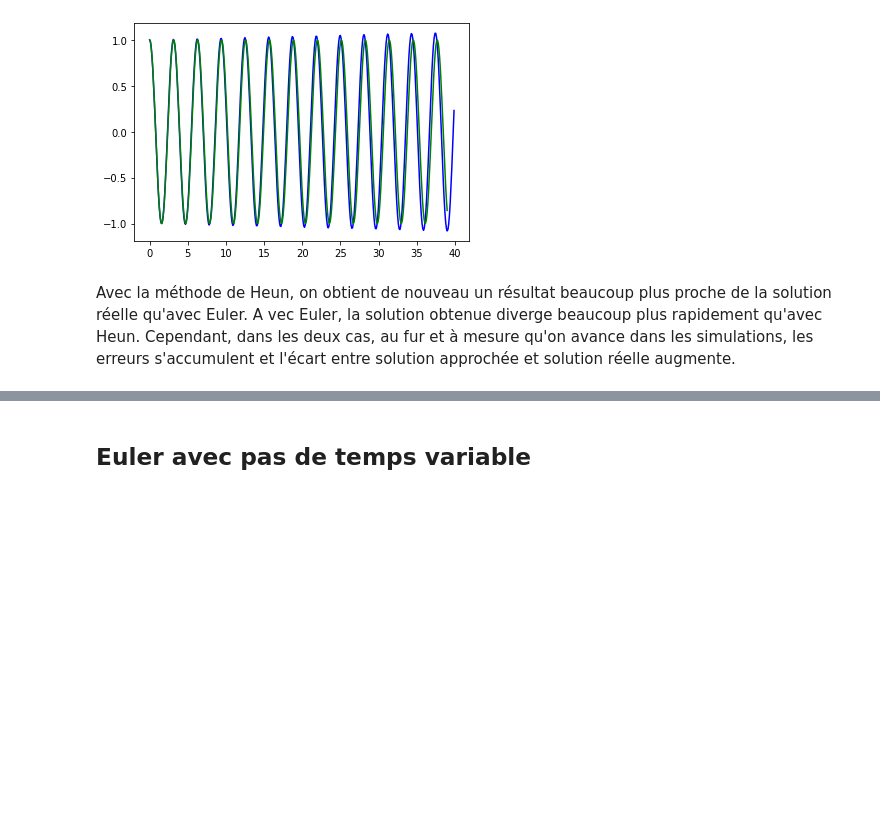
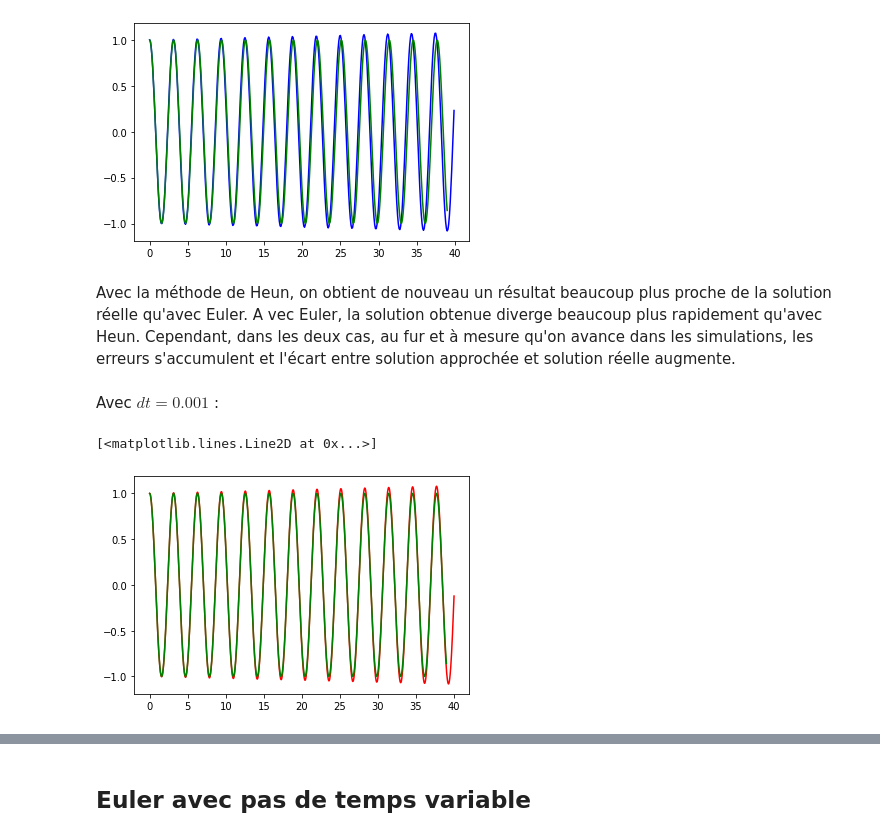
Before and after one commit to jeannebourgarel/projet_equa_diff, a Jupyter notebook: equa_diff.ipynb, the cells around one changed output, grey strips where cells are left out. Saved outputs shown, nothing was run; the diff lists cells and outputs as text; code cells hidden in the pictures; blank space fills up the shorter version.

```diff
--- a/equa_diff.ipynb
+++ b/equa_diff.ipynb
@@ -117,3 +133,19 @@ plt.plot(T1, X1, color = 'g')
 [figure]
 # %% [markdown]
 Avec la méthode de Heun, on obtient de nouveau un résultat beaucoup plus proche de la solution réelle qu'avec Euler. A vec Euler, la solution obtenue diverge beaucoup plus rapidement qu'avec Heun. Cependant, dans les deux cas, au fur et à mesure qu'on avance dans les simulations, les erreurs s'accumulent et l'écart entre solution approchée et solution réelle augmente.
+# %% [markdown]
+Avec $dt = 0.001$ :
+# %%
+T, X = solve_euler_explicit(g, [1, 0], 0.001, 40000)
+T2, X2 = solve_heun(g, [1, 0], 0.001, 40000)
+T1 = np.linspace(0, 39, 40000)
+X1 = g1(T1, [1, 0])
+Y = np.transpose(X)[0]
+Y2 = np.transpose(X2)[0] #on ne s'intéresse qu'aux positions, pas aux vitesses
+# %%
+plt.plot(T, Y, color = 'r') # Euler
+plt.plot(T1, X1, color = 'g') # solution réelle
+# comparaison Euler-solution réelle
+# %% [output]
+[<matplotlib.lines.Line2D at 0x...>]
+[figure, added]
```
Also changed, not shown: parts of 10 cells of this notebook.
